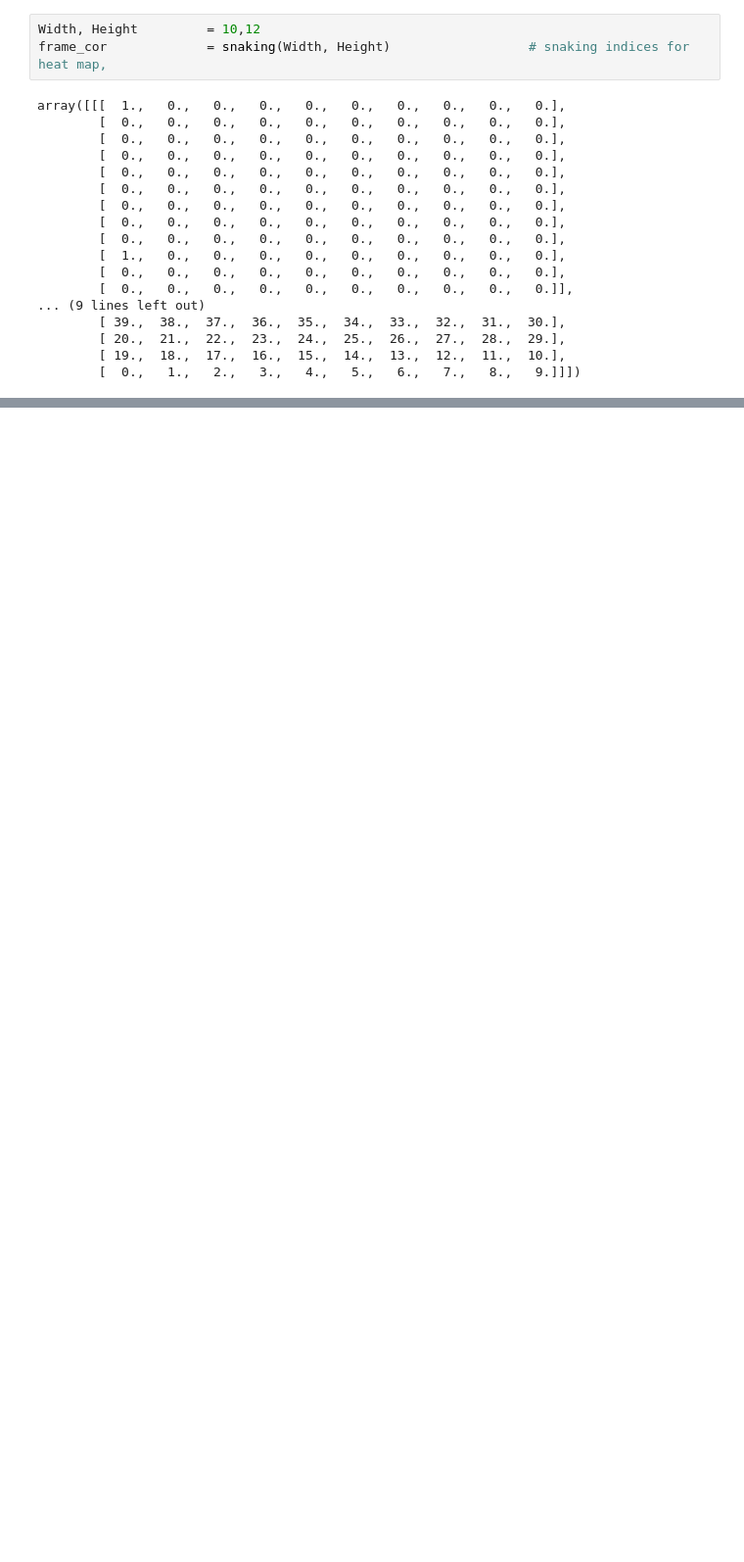
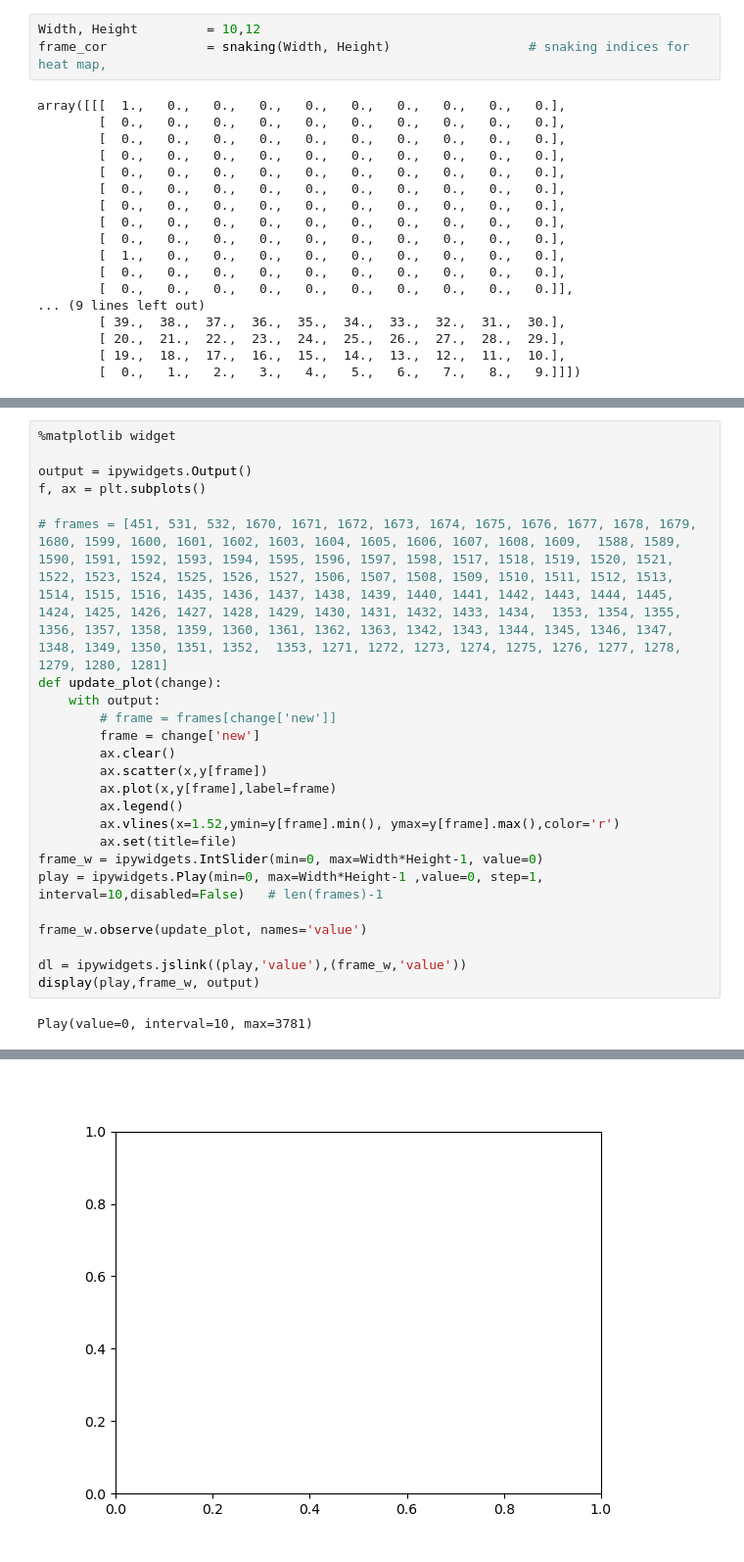
Before and after one commit to eeedinar/Alzheimers, a Jupyter notebook: visualization.ipynb, the cells around one changed output, grey strips where cells are left out. Shown at 98% size. Saved outputs shown, nothing was run; the diff lists cells and outputs as text; blank space fills up the shorter version.

```diff
--- a/visualization.ipynb
+++ b/visualization.ipynb
@@ -1443,0 +1469,26 @@ array([[0., 0., 0., ..., 0., 0., 0.],
+# %%
+%matplotlib widget
+
+output = ipywidgets.Output()
+f, ax = plt.subplots()
+
+# frames = [451, 531, 532, 1670, 1671, 1672, 1673, 1674, 1675, 1676, 1677, 1678, 1679, 1680, 1599, 1600, 1601, 1602, 1603, 1604, 1605, 1606, 1607, 1608, 1609,  1588, 1589, 1590, 1591, 1592, 1593, 1594, 1595, 1596, 1597, 1598, 1517, 1518, 1519, 1520, 1521, 1522, 1523, 1524, 1525, 1526, 1527, 1506, 1507, 1508, 1509, 1510, 1511, 1512, 1513, 1514, 1515, 1516, 1435, 1436, 1437, 1438, 1439, 1440, 1441, 1442, 1443, 1444, 1445,  1424, 1425, 1426, 1427, 1428, 1429, 1430, 1431, 1432, 1433, 1434,  1353, 1354, 1355, 1356, 1357, 1358, 1359, 1360, 1361, 1362, 1363, 1342, 1343, 1344, 1345, 1346, 1347, 1348, 1349, 1350, 1351, 1352,  1353, 1271, 1272, 1273, 1274, 1275, 1276, 1277, 1278, 1279, 1280, 1281]
+def update_plot(change):
+    with output:
+        # frame = frames[change['new']]
+        frame = change['new']
+        ax.clear()
+        ax.scatter(x,y[frame])
+        ax.plot(x,y[frame],label=frame)
+        ax.legend()
+        ax.vlines(x=1.52,ymin=y[frame].min(), ymax=y[frame].max(),color='r')
+        ax.set(title=file)
+frame_w = ipywidgets.IntSlider(min=0, max=Width*Height-1, value=0)
+play = ipywidgets.Play(min=0, max=Width*Height-1 ,value=0, step=1, interval=10,disabled=False)   # len(frames)-1
+
+frame_w.observe(update_plot, names='value')
+
+dl = ipywidgets.jslink((play,'value'),(frame_w,'value'))
+display(play,frame_w, output)
+# %% [output]
+Play(value=0, interval=10, max=3781)
@@ -1443,0 +1497 @@ array([[0., 0., 0., ..., 0., 0., 0.],
+[figure, added]
```
Also changed, not shown: parts of 20 cells of this notebook.
